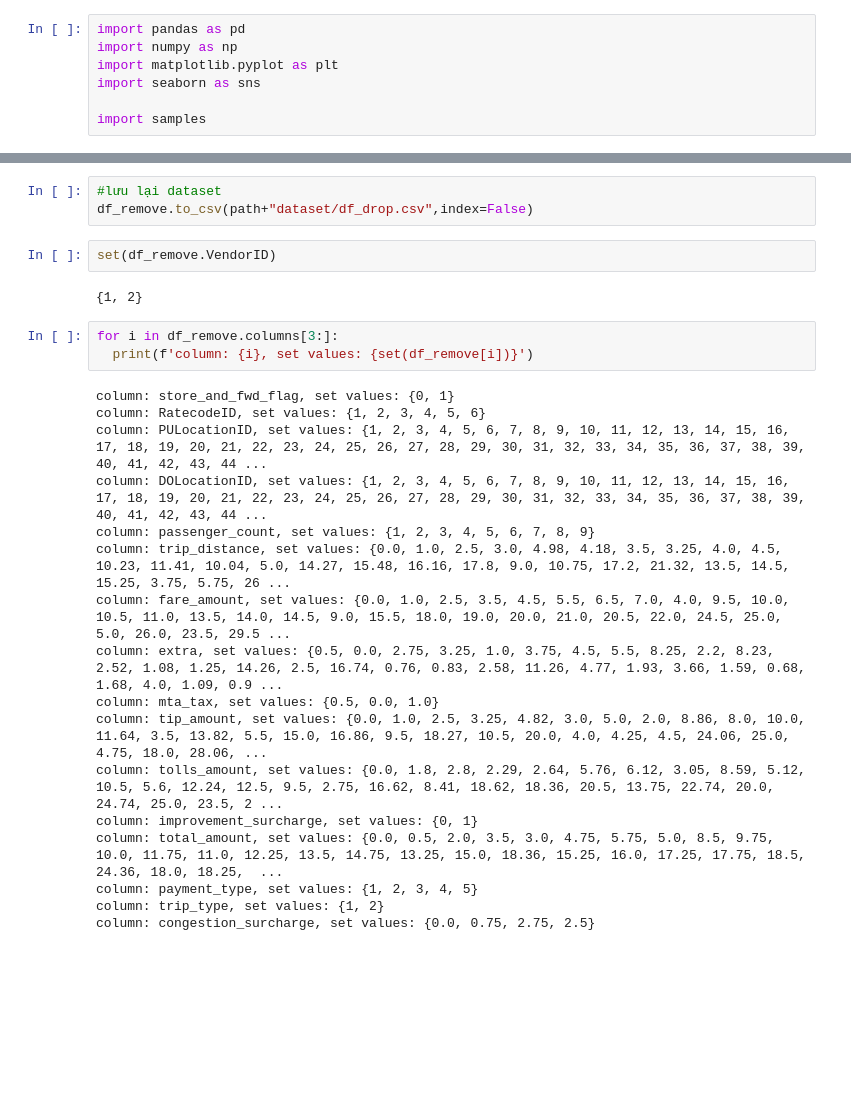
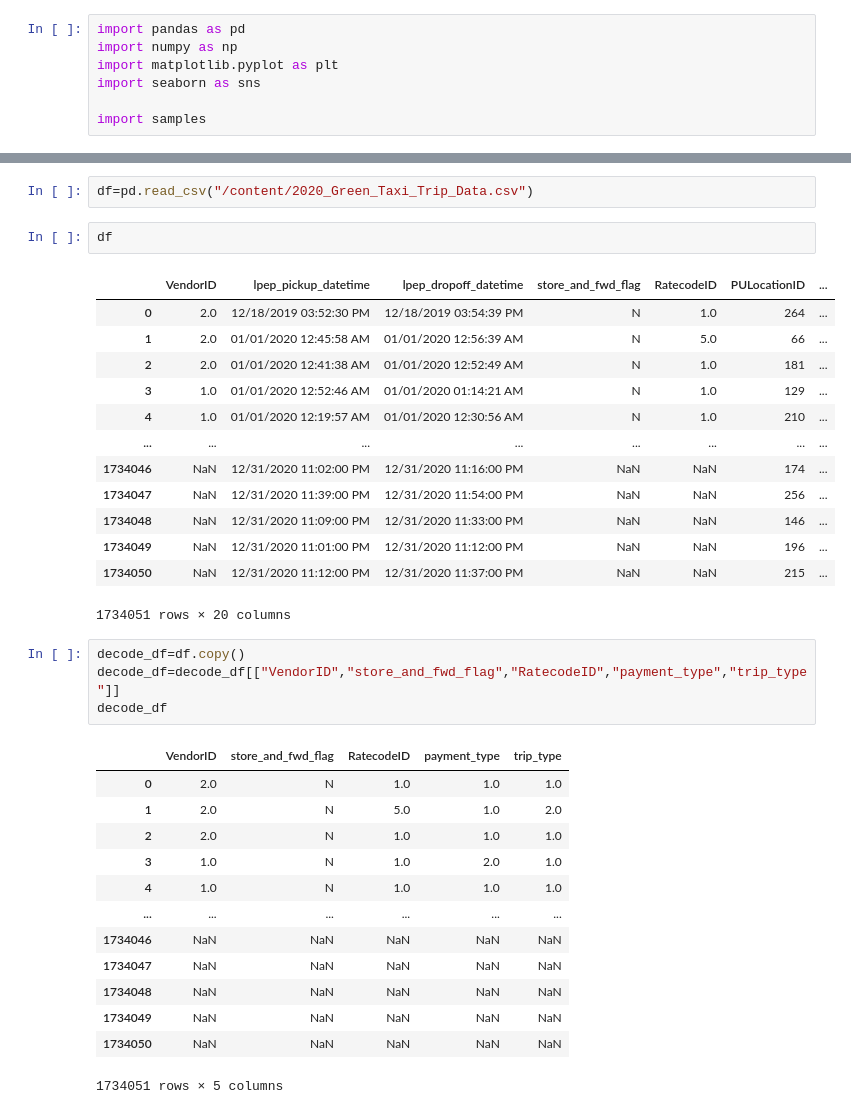
Before and after one commit to VOTUANANH01/OLAP, a Jupyter notebook: preprocessing.ipynb, the cells around one changed output, grey strips where cells are left out. Saved outputs shown, nothing was run; the diff lists cells and outputs as text; blank space fills up the shorter version.

```diff
--- a/preprocessing.ipynb
+++ b/preprocessing.ipynb
@@ -318,27 +28,36 @@ dtype: object
-# %%
-#lưu lại dataset
-df_remove.to_csv(path+"dataset/df_drop.csv",index=False)
-# %%
-set(df_remove.VendorID)
-# %% [output]
-{1, 2}
-# %%
-for i in df_remove.columns[3:]:
-  print(f'column: {i}, set values: {set(df_remove[i])}')
-# %% [output]
-column: store_and_fwd_flag, set values: {0, 1}
-column: RatecodeID, set values: {1, 2, 3, 4, 5, 6}
-column: PULocationID, set values: {1, 2, 3, 4, 5, 6, 7, 8, 9, 10, 11, 12, 13, 14, 15, 16, 17, 18, 19, 20, 21, 22, 23, 24, 25, 26, 27, 28, 29, 30, 31, 32, 33, 34, 35, 36, 37, 38, 39, 40, 41, 42, 43, 44 ...
-column: DOLocationID, set values: {1, 2, 3, 4, 5, 6, 7, 8, 9, 10, 11, 12, 13, 14, 15, 16, 17, 18, 19, 20, 21, 22, 23, 24, 25, 26, 27, 28, 29, 30, 31, 32, 33, 34, 35, 36, 37, 38, 39, 40, 41, 42, 43, 44 ...
-column: passenger_count, set values: {1, 2, 3, 4, 5, 6, 7, 8, 9}
-column: trip_distance, set values: {0.0, 1.0, 2.5, 3.0, 4.98, 4.18, 3.5, 3.25, 4.0, 4.5, 10.23, 11.41, 10.04, 5.0, 14.27, 15.48, 16.16, 17.8, 9.0, 10.75, 17.2, 21.32, 13.5, 14.5, 15.25, 3.75, 5.75, 26 ...
-column: fare_amount, set values: {0.0, 1.0, 2.5, 3.5, 4.5, 5.5, 6.5, 7.0, 4.0, 9.5, 10.0, 10.5, 11.0, 13.5, 14.0, 14.5, 9.0, 15.5, 18.0, 19.0, 20.0, 21.0, 20.5, 22.0, 24.5, 25.0, 5.0, 26.0, 23.5, 29.5 ...
-column: extra, set values: {0.5, 0.0, 2.75, 3.25, 1.0, 3.75, 4.5, 5.5, 8.25, 2.2, 8.23, 2.52, 1.08, 1.25, 14.26, 2.5, 16.74, 0.76, 0.83, 2.58, 11.26, 4.77, 1.93, 3.66, 1.59, 0.68, 1.68, 4.0, 1.09, 0.9 ...
-column: mta_tax, set values: {0.5, 0.0, 1.0}
-column: tip_amount, set values: {0.0, 1.0, 2.5, 3.25, 4.82, 3.0, 5.0, 2.0, 8.86, 8.0, 10.0, 11.64, 3.5, 13.82, 5.5, 15.0, 16.86, 9.5, 18.27, 10.5, 20.0, 4.0, 4.25, 4.5, 24.06, 25.0, 4.75, 18.0, 28.06, ...
-column: tolls_amount, set values: {0.0, 1.8, 2.8, 2.29, 2.64, 5.76, 6.12, 3.05, 8.59, 5.12, 10.5, 5.6, 12.24, 12.5, 9.5, 2.75, 16.62, 8.41, 18.62, 18.36, 20.5, 13.75, 22.74, 20.0, 24.74, 25.0, 23.5, 2 ...
-column: improvement_surcharge, set values: {0, 1}
-column: total_amount, set values: {0.0, 0.5, 2.0, 3.5, 3.0, 4.75, 5.75, 5.0, 8.5, 9.75, 10.0, 11.75, 11.0, 12.25, 13.5, 14.75, 13.25, 15.0, 18.36, 15.25, 16.0, 17.25, 17.75, 18.5, 24.36, 18.0, 18.25,  ...
-column: payment_type, set values: {1, 2, 3, 4, 5}
-column: trip_type, set values: {1, 2}
-column: congestion_surcharge, set values: {0.0, 0.75, 2.75, 2.5}
+# %%
+df=pd.read_csv("/content/2020_Green_Taxi_Trip_Data.csv")
+# %%
+df
+# %% [output]
+|  | VendorID | lpep_pickup_datetime | lpep_dropoff_datetime | store_and_fwd_flag | RatecodeID | PULocationID | ... |
+| 0 | 2.0 | 12/18/2019 03:52:30 PM | 12/18/2019 03:54:39 PM | N | 1.0 | 264 | ... |
+| 1 | 2.0 | 01/01/2020 12:45:58 AM | 01/01/2020 12:56:39 AM | N | 5.0 | 66 | ... |
+| 2 | 2.0 | 01/01/2020 12:41:38 AM | 01/01/2020 12:52:49 AM | N | 1.0 | 181 | ... |
+| 3 | 1.0 | 01/01/2020 12:52:46 AM | 01/01/2020 01:14:21 AM | N | 1.0 | 129 | ... |
+| 4 | 1.0 | 01/01/2020 12:19:57 AM | 01/01/2020 12:30:56 AM | N | 1.0 | 210 | ... |
+| ... | ... | ... | ... | ... | ... | ... | ... |
+| 1734046 | NaN | 12/31/2020 11:02:00 PM | 12/31/2020 11:16:00 PM | NaN | NaN | 174 | ... |
+| 1734047 | NaN | 12/31/2020 11:39:00 PM | 12/31/2020 11:54:00 PM | NaN | NaN | 256 | ... |
+| 1734048 | NaN | 12/31/2020 11:09:00 PM | 12/31/2020 11:33:00 PM | NaN | NaN | 146 | ... |
+| 1734049 | NaN | 12/31/2020 11:01:00 PM | 12/31/2020 11:12:00 PM | NaN | NaN | 196 | ... |
+| 1734050 | NaN | 12/31/2020 11:12:00 PM | 12/31/2020 11:37:00 PM | NaN | NaN | 215 | ... |
+1734051 rows × 20 columns
+# %%
+decode_df=df.copy()
+decode_df=decode_df[["VendorID","store_and_fwd_flag","RatecodeID","payment_type","trip_type"]]
+decode_df
+# %% [output]
+|  | VendorID | store_and_fwd_flag | RatecodeID | payment_type | trip_type |
+| 0 | 2.0 | N | 1.0 | 1.0 | 1.0 |
+| 1 | 2.0 | N | 5.0 | 1.0 | 2.0 |
+| 2 | 2.0 | N | 1.0 | 1.0 | 1.0 |
+| 3 | 1.0 | N | 1.0 | 2.0 | 1.0 |
+| 4 | 1.0 | N | 1.0 | 1.0 | 1.0 |
+| ... | ... | ... | ... | ... | ... |
+| 1734046 | NaN | NaN | NaN | NaN | NaN |
+| 1734047 | NaN | NaN | NaN | NaN | NaN |
+| 1734048 | NaN | NaN | NaN | NaN | NaN |
+| 1734049 | NaN | NaN | NaN | NaN | NaN |
+| 1734050 | NaN | NaN | NaN | NaN | NaN |
+1734051 rows × 5 columns
```
Also changed, not shown: parts of 51 cells of this notebook.
